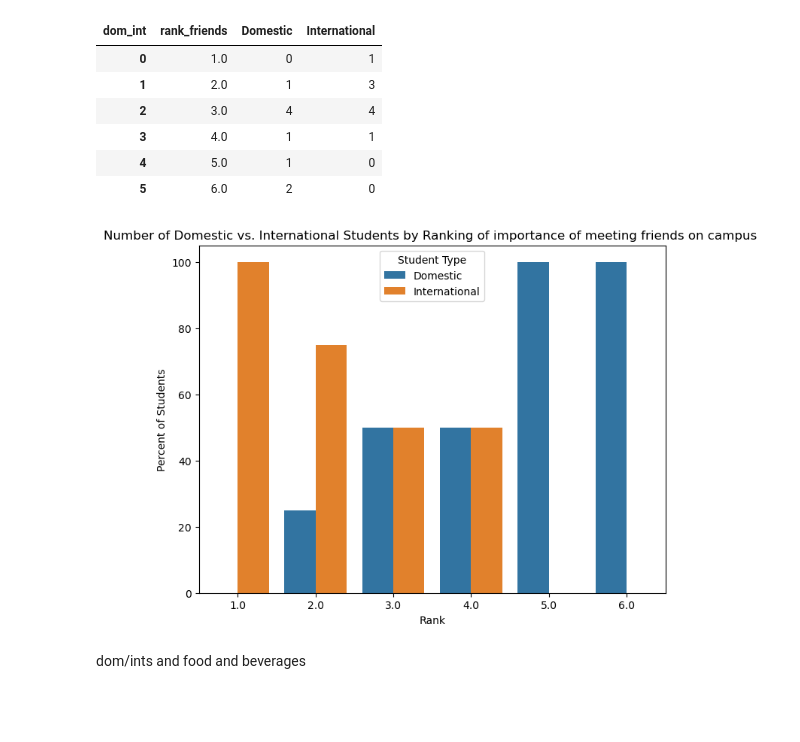
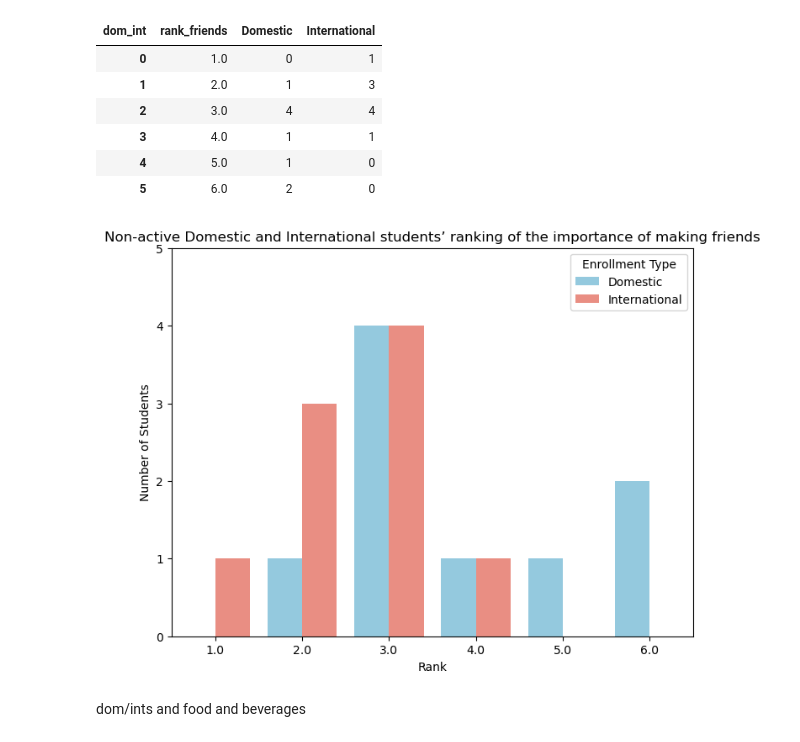
Before and after one commit to rdar5506/ICPU3888, a Jupyter notebook: eda.ipynb, the cells around one changed output. Saved outputs shown, nothing was run; the diff lists cells and outputs as text; code cells hidden in the pictures; blank space fills up the shorter version.

```diff
--- a/eda.ipynb
+++ b/eda.ipynb
@@ -252,6 +250,7 @@ plt.show()
 # non active members trends
 # %%
 nam = data[data["club_0"]==True]
+p={'International': 'salmon', 'Domestic': 'skyblue'}
 nam = nam[["dom_int","commute_time","avg_time_campus",	"rank_lec_tuts",	"rank_study_amts",	"rank_friends",
            "rank_fnb",	"rank_clubs_soc", "rank_other","enj_soc_club",	"not_join_club",	"not_cont_club"]].copy()\
             .reset_index()[["dom_int","commute_time","avg_time_campus",	"rank_lec_tuts",	"rank_study_amts",	"rank_friends",
@@ -376,25 +369,25 @@ dom_int_rnk_f_table
 | 4 | 5.0 | 1 | 0 |
 | 5 | 6.0 | 2 | 0 |
 # %%
-dom_int_rnk_f_table['total'] = dom_int_rnk_f_table['Domestic'] + dom_int_rnk_f_table['International']
-dom_int_rnk_f_table['Domestic'] = round(dom_int_rnk_f_table['Domestic']/dom_int_rnk_f_table['total'],2)*100
-dom_int_rnk_f_table['International'] = round(dom_int_rnk_f_table['International']/dom_int_rnk_f_table['total'],2)*100
+
 dom_int_rnk_f_table_melted = dom_int_rnk_f_table.melt(
     id_vars='rank_friends',
     value_vars=['Domestic', 'International'],
     var_name='Student Type',
     value_name='Number of Students'
 )
 
 plt.figure(figsize=(8, 6))
-sns.barplot(x='rank_friends', y='Number of Students', hue='Student Type', data=dom_int_rnk_f_table_melted)
-plt.ylabel('Percent of Students')
+sns.barplot(x='rank_friends', y='Number of Students', hue='Student Type', palette = p, data=dom_int_rnk_f_table_melted)
+plt.ylabel('Number of Students')
 plt.xlabel('Rank')
-plt.title('Number of Domestic vs. International Students by Ranking of importance of meeting friends on campus ')
+plt.title('Non-active Domestic and International students’ ranking of the importance of making friends')
 plt.legend(title='Enrollment Type')
+ymin, ymax = plt.ylim()
+plt.yticks(np.arange(0, np.ceil(ymax) + 1, 1))
 plt.show()
 # %% [output]
-[figure, old version]
+[figure, new version]
 # %% [markdown]
 dom/ints and food and beverages
 # %%
```
Also changed, not shown: parts of 24 cells of this notebook.
